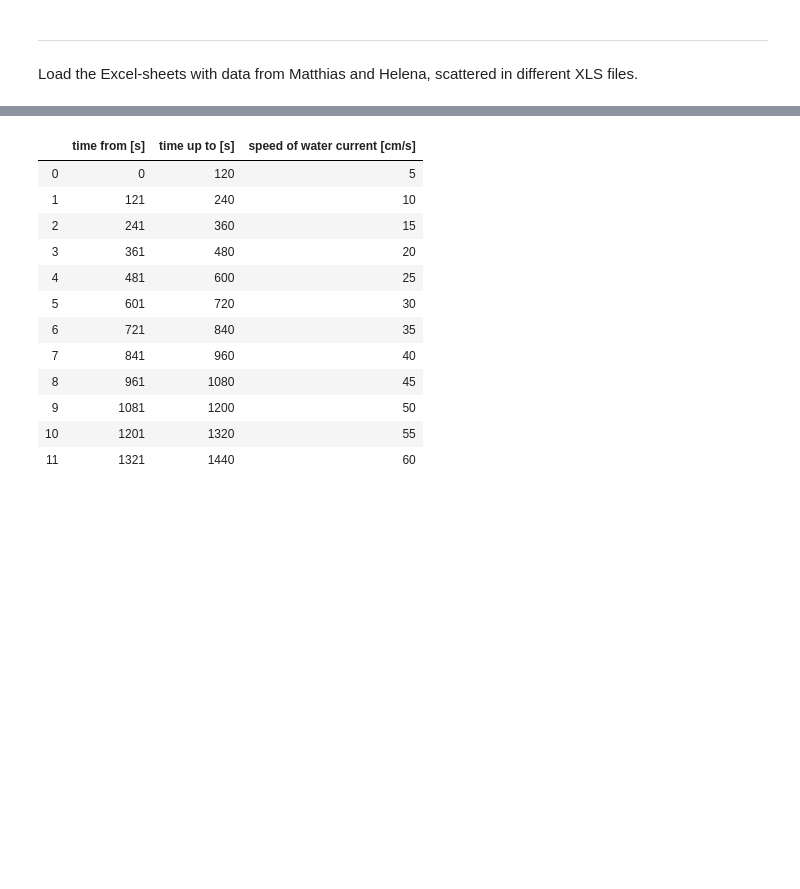
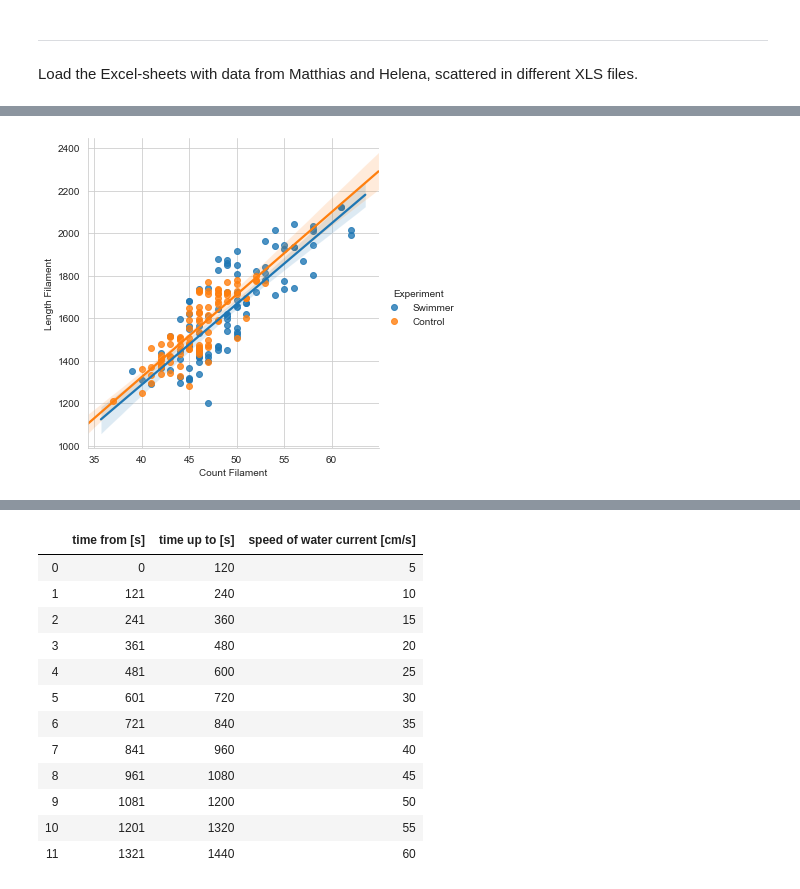
Before and after one commit to habi/Zebra-Fish-Gills, a Jupyter notebook: Gills-Analysis.ipynb, the cells around one changed output, grey strips where cells are left out. Cells and saved outputs as stored; diff of their text form; code cells hidden in the pictures; blank space fills up the shorter version.

```diff
--- a/Gills-Analysis.ipynb
+++ b/Gills-Analysis.ipynb
@@ -602,0 +696,34 @@ Data = pandas.merge(Data,
+# %%
+# Since reviewer2 asked for some regression analysis, we also need to
+# massage the Filaments data into a proper dataframe because we just don't
+# simply plot it anymore :)
+# Control fish 2 has 'Keine Daten' for 3.1-3.5
+# Replace it's data with 9999 to we can still do the 'dropna' dance below
+Filaments.fillna(value=9999, inplace=True)
+# First, pull together so we get a proper 'Training' column
+f = pandas.concat([Filaments[['Gender',
+                               'Fish',
+                               'Swimmer Count',
+                               'Swimmer Length']],
+                    Filaments[['Gender',
+                               'Fish',
+                               'Control Count',
+                               'Control Length']]])
+# Generate experiment column
+f['Experiment'] = ['Swimmer' if c > 0 else 'Control' for c in f['Swimmer Count']]
+# Fill a proper 'filament count' and 'filament length' column
+f['Count Filament'] = pandas.concat([f['Swimmer Count'].dropna(),
+                                     f['Control Count'].dropna()])
+f['Length Filament'] = pandas.concat([f['Swimmer Length'].dropna(),
+                                      f['Control Length'].dropna()])
+
+# Set Control fish 2 back to NaN
+f.replace(9999, numpy.nan, inplace=True)
+# Set back to the wanted name
+Filaments = f
+# %%
+# Show a quick regression plot for count and length
+seaborn.lmplot(data=Filaments, x='Count Filament', y='Length Filament', hue='Experiment')
+plt.show()
+# %% [output]
+[figure, added]
```
Also changed, not shown: parts of 116 cells of this notebook.
